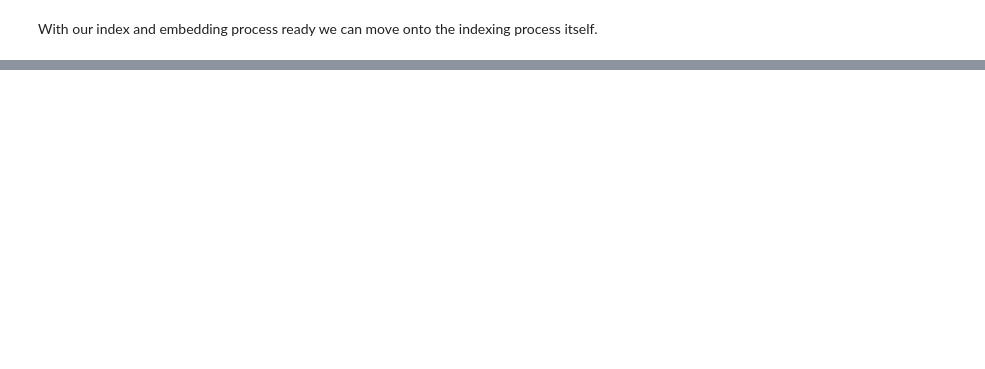
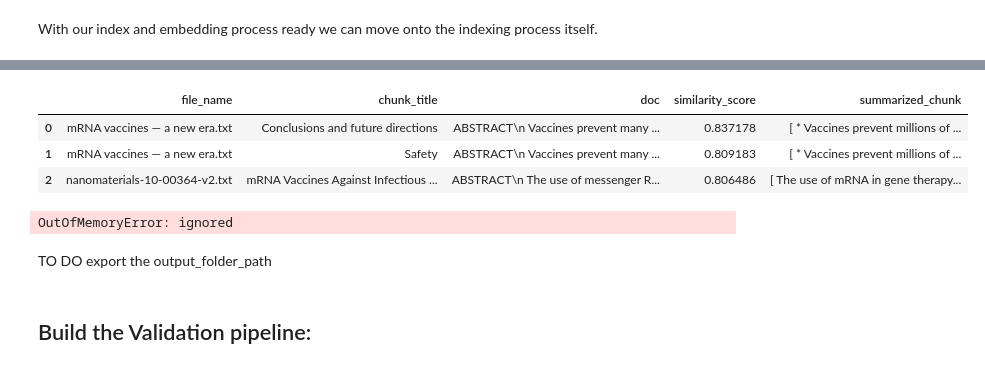
Before and after one commit to helmi0695/rag_paragraph_search_and_paper_summarisation, a Jupyter notebook: notebooks/InstaDeep_llm_task_llama_2_7b_chat_agent.ipynb, the cells around one changed output, grey strips where cells are left out. Drawn from its saved outputs; the diff is of its cells as text; code cells hidden in the pictures; blank space fills up the shorter version.

```diff
--- a/notebooks/InstaDeep_llm_task_llama_2_7b_chat_agent.ipynb
+++ b/notebooks/InstaDeep_llm_task_llama_2_7b_chat_agent.ipynb
@@ -394,0 +846,34 @@ TO DO : IMPORT THE DATA PROPERLY FROM ## Import the data from the GCP Bucket
+# %%
+# Summarise the extracted papers
+# def summarize_text_chunk(text):
+
+#     return "Summary: " + text[:10] + "..."
+
+
+# to_summarise_df_ = data.merge(
+#     data.groupby('file_name')['doc']
+#         .apply(lambda x: summarize_text_chunk(x.iloc[0]))
+#         .reset_index(name='summarized_doc'),
+#     on=['file_name', 'doc']
+# )
+# to_summarise_df_ = data.merge(
+#     data.groupby('file_name')['doc']
+#         .apply(lambda x: summarize_text_chunk(x.iloc[0]))
+#         .reset_index(name='summarized_doc'),
+#     on='file_name'
+# )
+
+# Step 2: Add a dummy 'similarity_score' column to the data dataframe
+data['similarity_score'] = None
+
+# Merge the two dataframes based on the "file_name" column
+merged_df = pd.merge(data, to_summarise_df[['file_name']], on='file_name')
+
+# Filter the merged dataframe to keep only relevant columns
+final_df = merged_df[['file_name', 'chunk_title', 'doc', 'similarity_score', 'chunk']]
+
+# Apply the summarize_text_chunk method to each row
+final_df['summarized_chunk'] = final_df['chunk'].apply(lambda x: generate_summary(x, llm, how="chunk"))
+
+# Display the final dataframe
+final_df
@@ -394,0 +915,9 @@ TO DO : IMPORT THE DATA PROPERLY FROM ## Import the data from the GCP Bucket
+# %%
+# Group by 'file_name' and aggregate the 'summarized_chunk' into a list
+grouped_df = final_df.groupby('file_name')['summarized_chunk'].agg(list).reset_index()
+
+# Step 7: Merge the grouped dataframe back to to_summarise_df
+to_summarise_df = pd.merge(to_summarise_df, grouped_df, on='file_name', how='left')
+
+# Display the final to_summarise_df
+to_summarise_df
@@ -394,0 +939,12 @@ TO DO : IMPORT THE DATA PROPERLY FROM ## Import the data from the GCP Bucket
+# %%
+to_summarise_df
+# %% [output]
+|  | file_name | chunk_title | doc | similarity_score | summarized_chunk |
+| 0 | mRNA vaccines — a new era.txt | Conclusions and future directions | ABSTRACT\n Vaccines prevent many ... | 0.837178 | [ * Vaccines prevent millions of ... |
+| 1 | mRNA vaccines — a new era.txt | Safety | ABSTRACT\n Vaccines prevent many ... | 0.809183 | [ * Vaccines prevent millions of ... |
+| 2 | nanomaterials-10-00364-v2.txt | mRNA Vaccines Against Infectious ... | ABSTRACT\n The use of messenger R... | 0.806486 | [ The use of mRNA in gene therapy... |
+# %%
+to_summarise_df['doc_summary'] = to_summarise_df['summarized_chunk'].apply(lambda text_list: generate_summary(text_list, llm, how="list"))
+summarized_retrieved_data = to_summarise_df
+# %% [output]
+OutOfMemoryError: ignored
@@ -394,0 +990,4 @@ TO DO : IMPORT THE DATA PROPERLY FROM ## Import the data from the GCP Bucket
+# %% [markdown]
+TO DO export the output_folder_path
+# %% [markdown]
+## Build the Validation pipeline:
```
Also changed, not shown: parts of 80 cells of this notebook, 19 other files.
